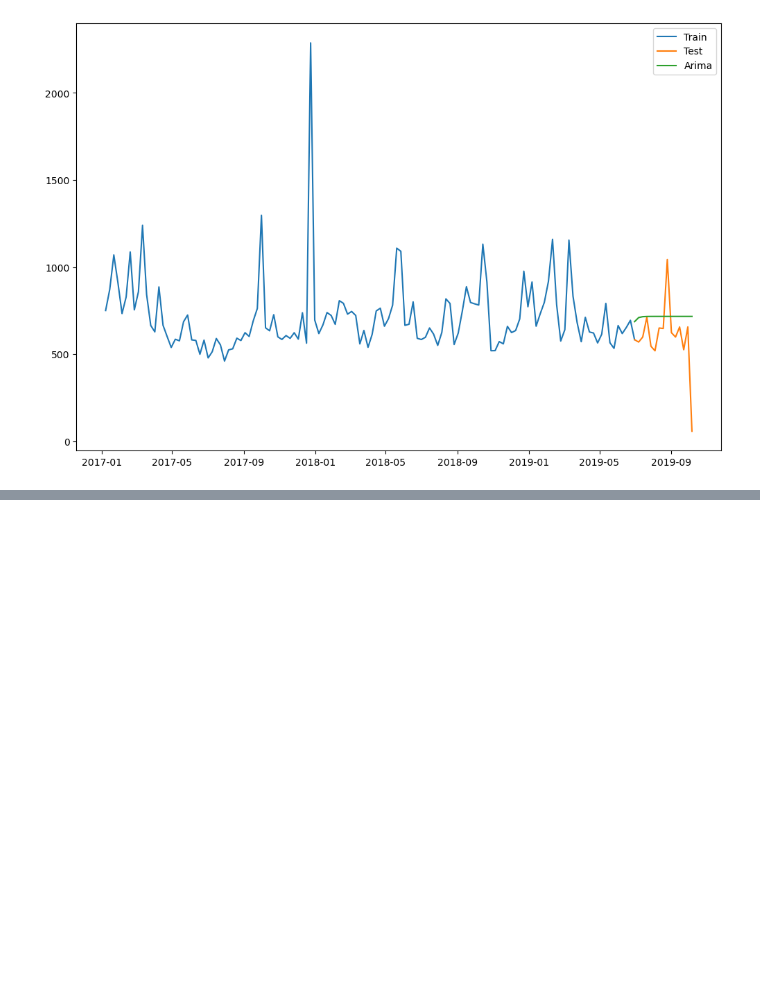
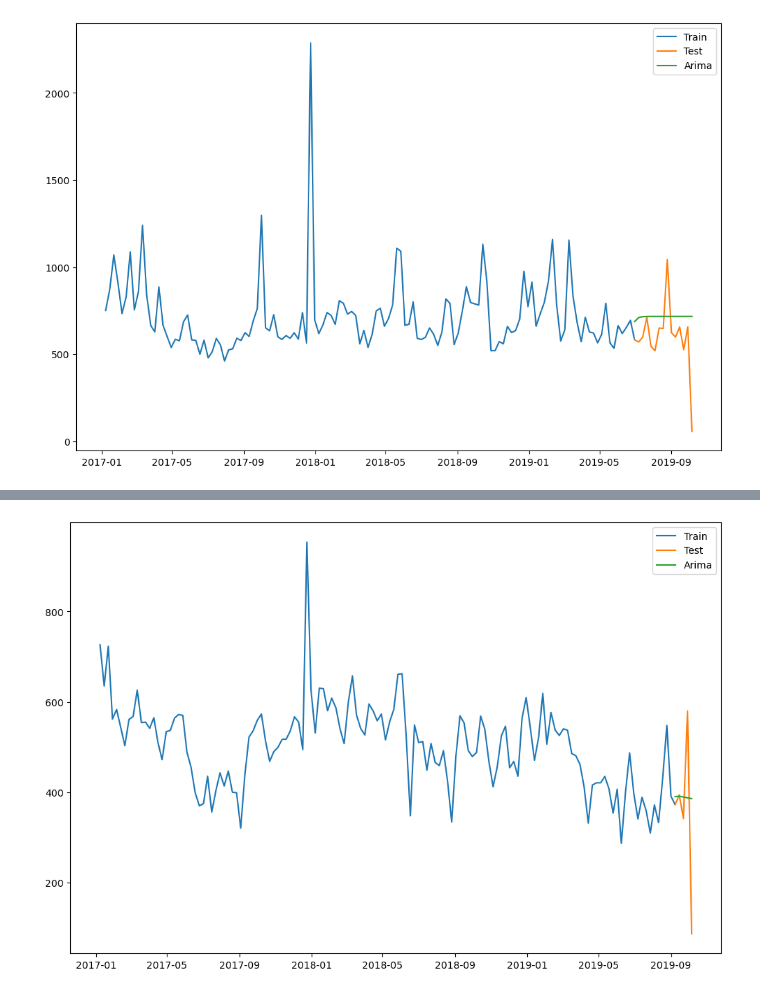
Before and after one commit to TIVEAA/Project_II, a Jupyter notebook: Project_II.ipynb, the cells around one changed output, grey strips where cells are left out. Saved outputs shown, nothing was run; the diff lists cells and outputs as text; code cells hidden in the pictures; blank space fills up the shorter version.

```diff
--- a/Project_II.ipynb
+++ b/Project_II.ipynb
@@ -237,0 +265,34 @@ plt.show()
+# %%
+# Apply auto_arima for each store ID without seasonal component
+
+# Create an empty DataFrame to store the predictions
+prediction = pd.DataFrame(columns=['predicted_sales', 'store_id'])
+df_train = pd.DataFrame(columns=train.columns)
+df_test = pd.DataFrame(columns=test.columns)
+
+for store_id in store_ids:
+    # Filter the data for the specific store ID
+    df_store = sales_grouped_v2[sales_grouped_v2['store_id'] == store_id]
+    df_train_store = train[train['store_id'] == store_id]
+    df_test_store = test[test['store_id'] == store_id]
+
+    # Append the filtered data for the specific store to df_test
+    df_train = df_train.append(df_train_store)
+    df_test = df_test.append(df_test_store)
+
+    # Apply auto_arima for the specific store
+    model = auto_arima(df_store["sales"], start_p=1, start_q=1, test='adf',max_p=5, max_q=5,
+                       m=1, d=1, seasonal=False,start_P=0, D=None, trace=True, error_action='ignore',
+                       suppress_warnings=True, stepwise=True, random_state=20)
+
+    # Train the model
+    model.fit(df_train_store["sales"])
+
+    #Get the predicted values for the specific store
+    prediction_store = pd.DataFrame(model.predict(n_periods = len(df_test_store)), columns = ["predicted_sales"])
+    prediction_store["store_id"] = store_id
+    prediction_store.index = df_test_store.index
+
+    prediction = prediction.append(prediction_store)
+
+df_test["arima"] = prediction["predicted_sales"]
@@ -237,0 +326,10 @@ plt.show()
+# %%
+plt.figure(figsize=(12,8))
+plt.plot(df_train[df_train["store_id"] == "S0010"].loc[:,"sales"], label='Train')
+plt.plot(df_test[df_test["store_id"] == "S0010"].loc[:,"sales"], label='Test')
+plt.plot(df_test[df_test["store_id"] == "S0010"].loc[:,"arima"], label='Arima')
+#plt.plot(avg[avg["store_id"] == "S0002"].loc[:,"avg_forecast_sales"], label='Average Forecast')
+plt.legend(loc='best')
+plt.show()
+# %% [output]
+[figure, added]
```
Also changed, not shown: parts of 9 cells of this notebook.
